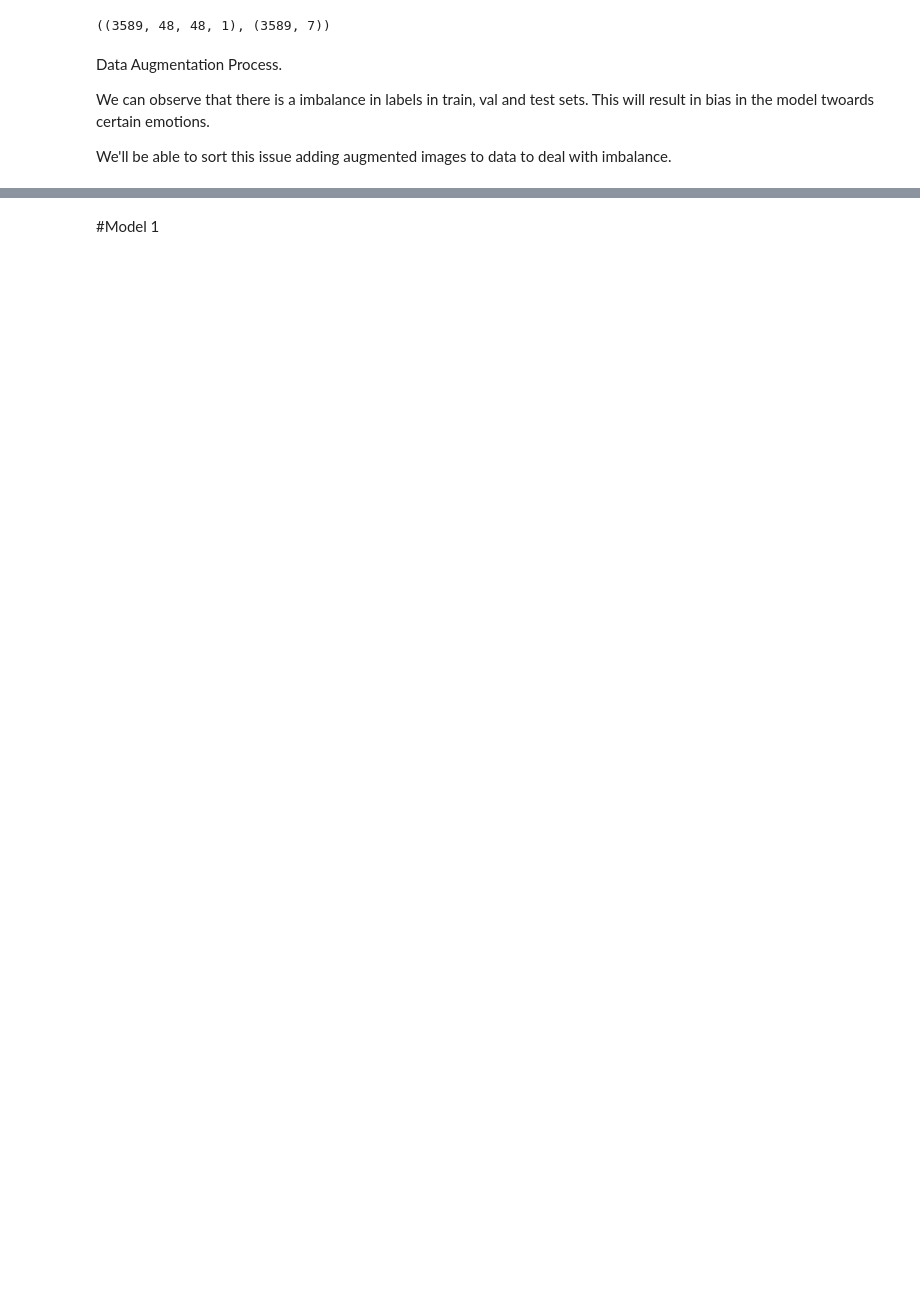
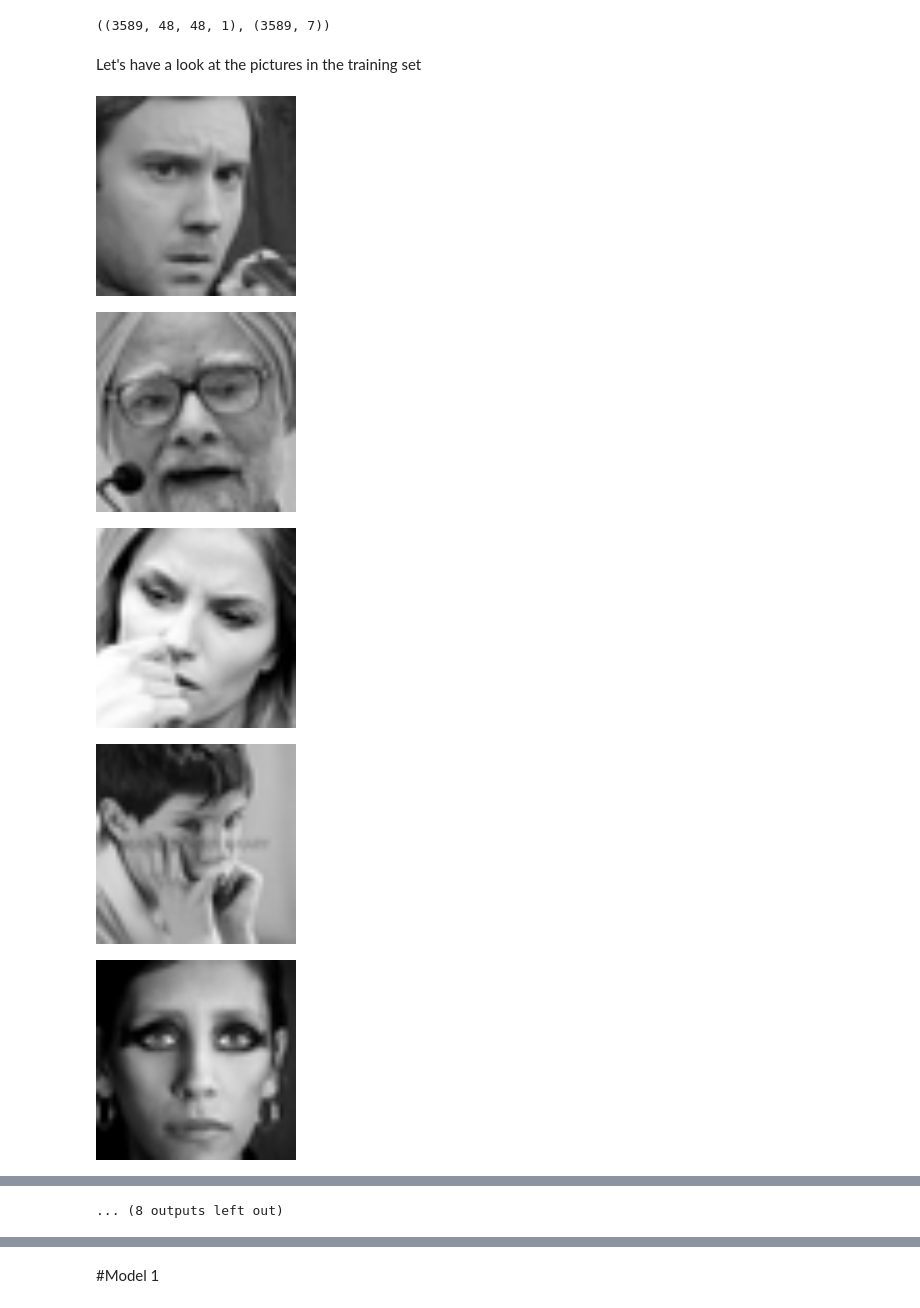
Before and after one commit to cpvivek/Facial-Emotion-Recognition, a Jupyter notebook: Capstone_DL&MLE_Facial_Emotion_Recognition_Vivek_CP.ipynb, the cells around one changed output, grey strips where cells are left out. Saved outputs shown, nothing was run; the diff lists cells and outputs as text; code cells hidden in the pictures; blank space fills up the shorter version.

```diff
--- a/Capstone_DL&MLE_Facial_Emotion_Recognition_Vivek_CP.ipynb
+++ b/Capstone_DL&MLE_Facial_Emotion_Recognition_Vivek_CP.ipynb
@@ -159,9 +163,3 @@ y_test=np_utils.to_categorical(y_test,7)
 x_test.shape,y_test.shape
 # %% [output]
 ((3589, 48, 48, 1), (3589, 7))
-# %% [markdown]
-Data Augmentation Process.
-
-We can observe that there is a imbalance in labels in train, val and test sets. This will result in bias in the model twoards certain emotions.
-
-We'll be able to sort this issue adding augmented images to data to deal with imbalance.
@@ -167,0 +168,13 @@ We'll be able to sort this issue adding augmented images to data to deal with im
+# %% [markdown]
+Let's have  a look at the pictures in the training set
+# %%
+for x in x_train[:20]:
+  px=x.reshape(48,48)
+  px=cv2.resize(px,(200,200))
+  cv2_imshow(px)
+# %% [output]
+[figure, added]
+[figure, added]
+[figure, added]
+[figure, added]
+[figure, added]
@@ -167,0 +188 @@ We'll be able to sort this issue adding augmented images to data to deal with im
+... (8 outputs left out)
```
Also changed, not shown: parts of 89 cells of this notebook.
